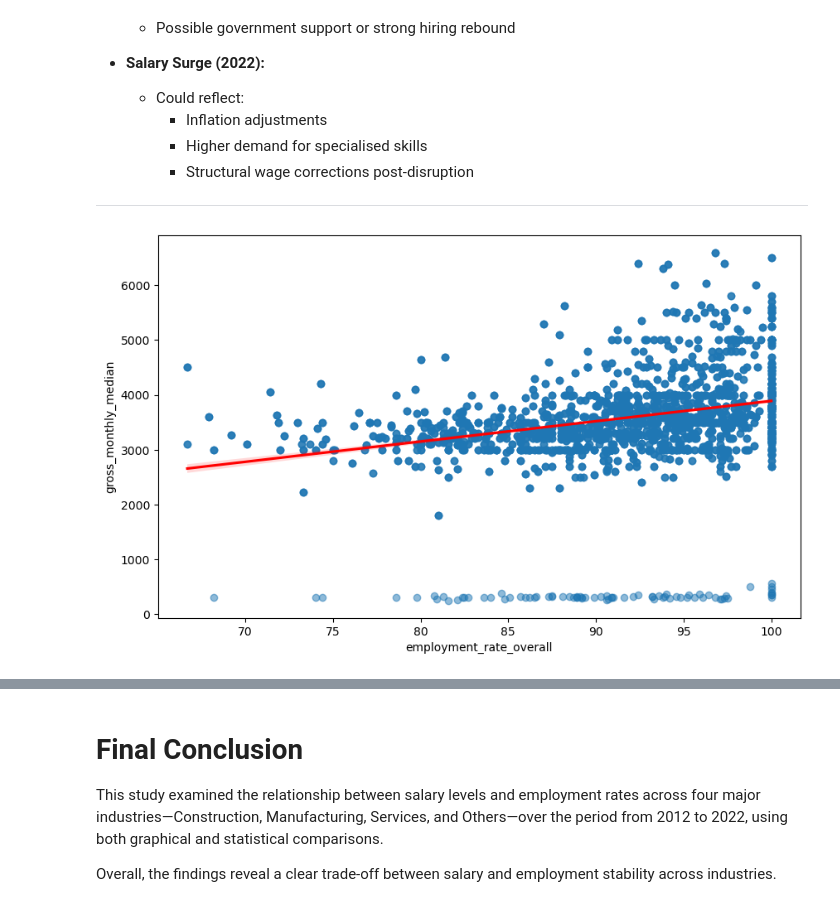
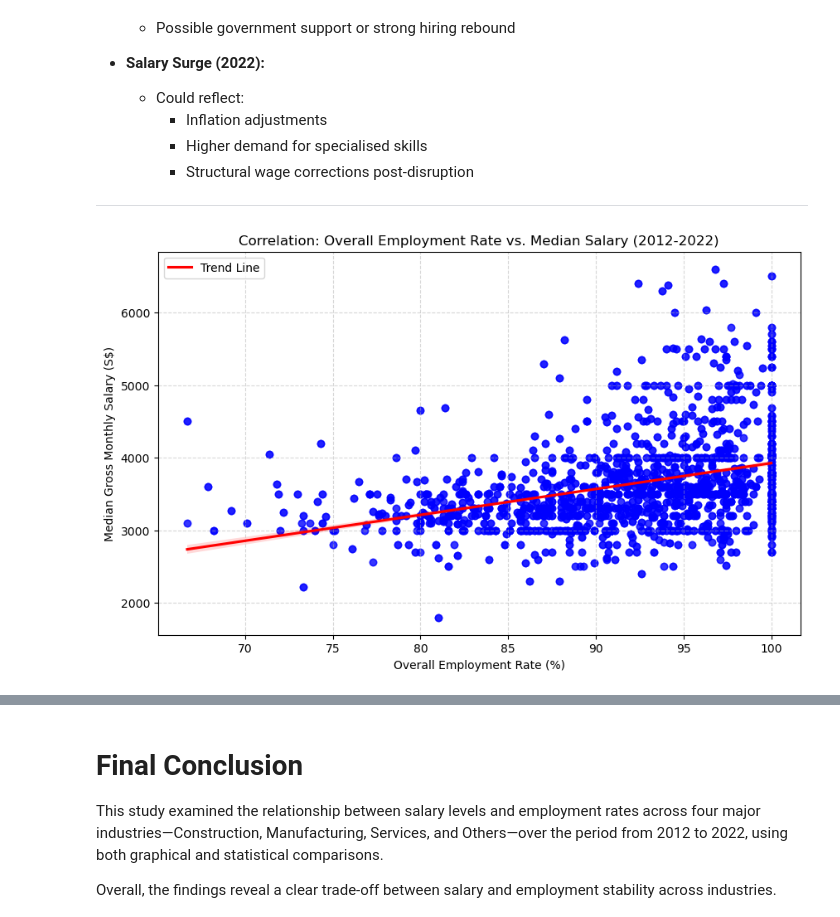
Before and after one commit to noodlebatteries124/pdas_ca2, a Jupyter notebook: p2518846-DAAAFT1B08-Kayden.ipynb, the cells around one changed output, grey strips where cells are left out. Cells and saved outputs as stored; diff of their text form; code cells hidden in the pictures.

```diff
--- a/p2518846-DAAAFT1B08-Kayden.ipynb
+++ b/p2518846-DAAAFT1B08-Kayden.ipynb
@@ -834,29 +767,30 @@ A major insight is the divergence during **2020–2022**:
 
 ---
 # %%
-# 1. Force the columns to be numeric (this is likely what was missing in final_df)
-cols_to_fix = ["employment_rate_overall", "gross_monthly_median", "year"]
+import seaborn as sns
 
-for col in cols_to_fix:
-    # errors='coerce' turns non-numeric junk into NaN
-    final_df[col] = pd.to_numeric(final_df[col], errors='coerce')
+# 1. Use the clean dataframe from the previous step
+# (Assuming df_final is the result of your 2012-2022 filtering)
 
-# 2. Now drop the NaNs created by the conversion (if any)
-df_clean = final_df.dropna(subset=cols_to_fix).copy()
+plt.figure(figsize=(10, 6))
 
-# 3. Filter for your years
-df_filtered = df_clean[(df_clean['year'] >= 2012) & (df_clean['year'] <= 2022)]
-
-# 4. Plot again - it should now be a clean numerical scale
-plt.figure(figsize=(10, 6))
+# 2. Plotting the relationship between Employment Rate and Salary
 sns.regplot(
-    data=df_filtered,
+    data=df_final,
     x="employment_rate_overall",
     y="gross_monthly_median",
-    scatter_kws={'alpha':0.5},
-    line_kws={'color':'red'}
+    scatter_kws={'alpha':0.4, 'color':'blue'},
+    line_kws={'color':'red', 'label':'Trend Line'}
 )
+
+# 3. Adding clear labels and titles
+plt.title("Correlation: Overall Employment Rate vs. Median Salary (2012-2022)")
+plt.xlabel("Overall Employment Rate (%)")
+plt.ylabel("Median Gross Monthly Salary (S$)")
+plt.grid(True, linestyle='--', alpha=0.5)
+plt.legend()
+
 plt.show()
 # %% [output]
-[figure, old version]
+[figure, new version]
 # %% [markdown]
```
Also changed, not shown: parts of 2 cells of this notebook.
